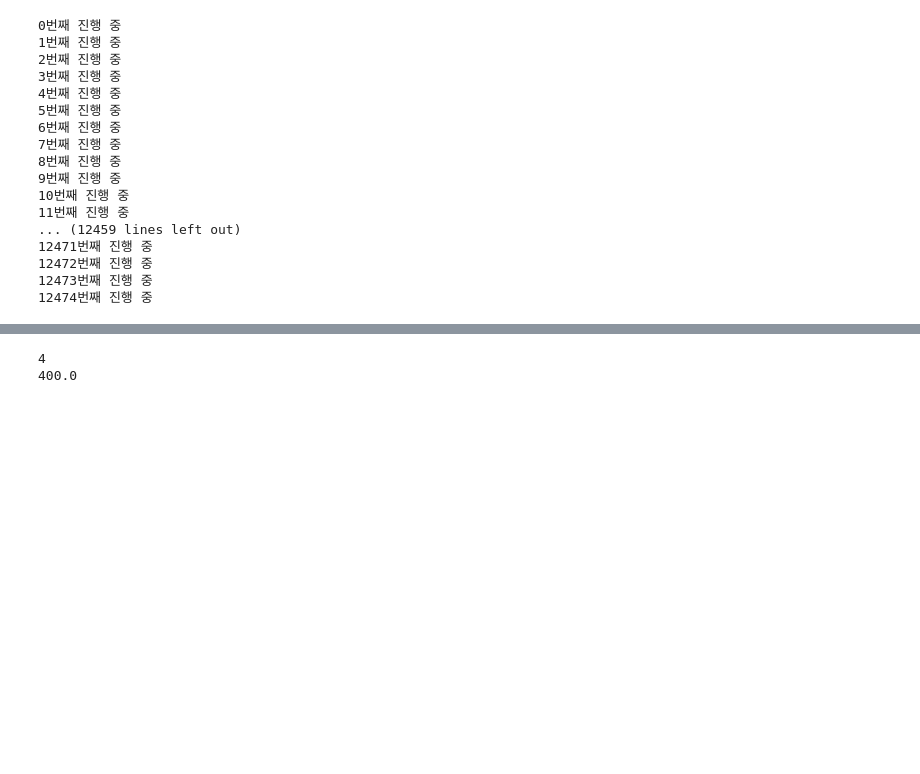
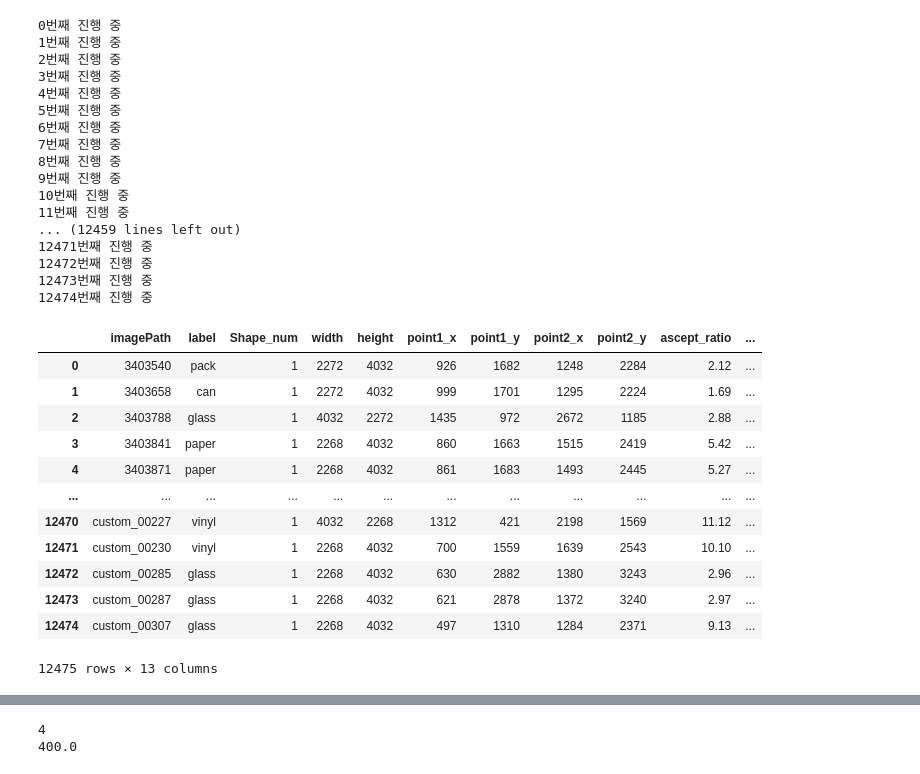
Before and after one commit to rlgus3351/ProjectDataAnalysis, a Jupyter notebook: pack/test.ipynb, the cells around one changed output, grey strips where cells are left out. Saved outputs shown, nothing was run; the diff lists cells and outputs as text; code cells hidden in the pictures; blank space fills up the shorter version.

```diff
--- a/pack/test.ipynb
+++ b/pack/test.ipynb
@@ -170 +161,17 @@ def zoom(x1,y1,x2,y2,size):
+# %%
+data
+# %% [output]
+|  | imagePath | label | Shape_num | width | height | point1_x | point1_y | point2_x | point2_y | ascept_ratio | ... |
+| 0 | 3403540 | pack | 1 | 2272 | 4032 | 926 | 1682 | 1248 | 2284 | 2.12 | ... |
+| 1 | 3403658 | can | 1 | 2272 | 4032 | 999 | 1701 | 1295 | 2224 | 1.69 | ... |
+| 2 | 3403788 | glass | 1 | 4032 | 2272 | 1435 | 972 | 2672 | 1185 | 2.88 | ... |
+| 3 | 3403841 | paper | 1 | 2268 | 4032 | 860 | 1663 | 1515 | 2419 | 5.42 | ... |
+| 4 | 3403871 | paper | 1 | 2268 | 4032 | 861 | 1683 | 1493 | 2445 | 5.27 | ... |
+| ... | ... | ... | ... | ... | ... | ... | ... | ... | ... | ... | ... |
+| 12470 | custom_00227 | vinyl | 1 | 4032 | 2268 | 1312 | 421 | 2198 | 1569 | 11.12 | ... |
+| 12471 | custom_00230 | vinyl | 1 | 2268 | 4032 | 700 | 1559 | 1639 | 2543 | 10.10 | ... |
+| 12472 | custom_00285 | glass | 1 | 2268 | 4032 | 630 | 2882 | 1380 | 3243 | 2.96 | ... |
+| 12473 | custom_00287 | glass | 1 | 2268 | 4032 | 621 | 2878 | 1372 | 3240 | 2.97 | ... |
+| 12474 | custom_00307 | glass | 1 | 2268 | 4032 | 497 | 1310 | 1284 | 2371 | 9.13 | ... |
+12475 rows × 13 columns
 # %%
```
Also changed, not shown: parts of 7 cells of this notebook, 17 other files.
